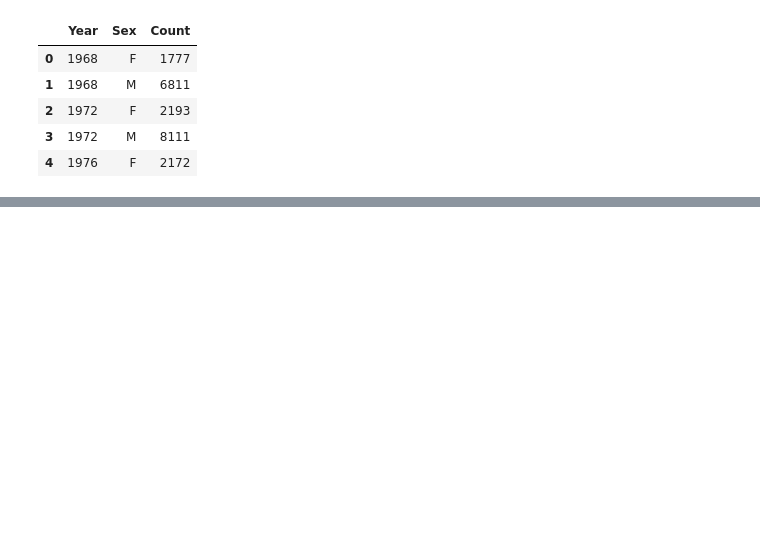
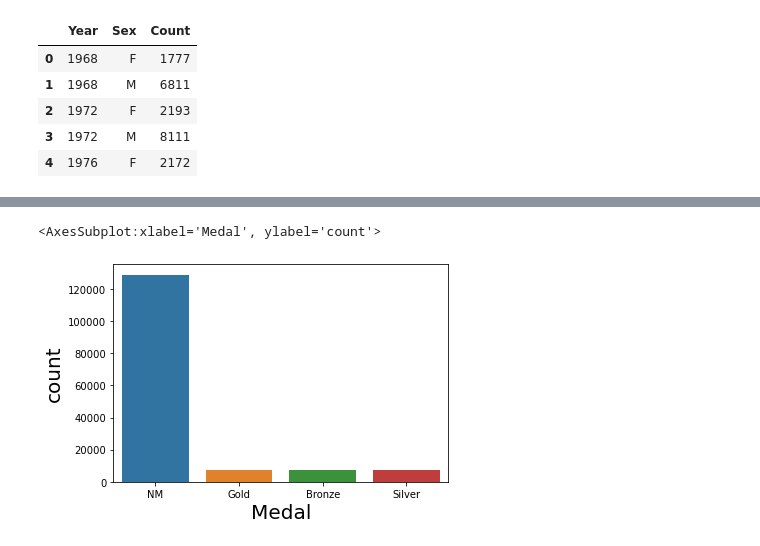
Before and after one commit to ColmRy/UCDPAColm-Ryan, a Jupyter notebook: MyProject.ipynb, the cells around one changed output, grey strips where cells are left out. Cells and saved outputs as stored; diff of their text form; code cells hidden in the pictures; blank space fills up the shorter version.

```diff
--- a/MyProject.ipynb
+++ b/MyProject.ipynb
@@ -315,0 +311,5 @@ plt.show()
+# %%
+sns.countplot(data=olympics_final, x='Medal')
+# %% [output]
+<AxesSubplot:xlabel='Medal', ylabel='count'>
+[figure, added]
```
Also changed, not shown: parts of 17 cells of this notebook.
